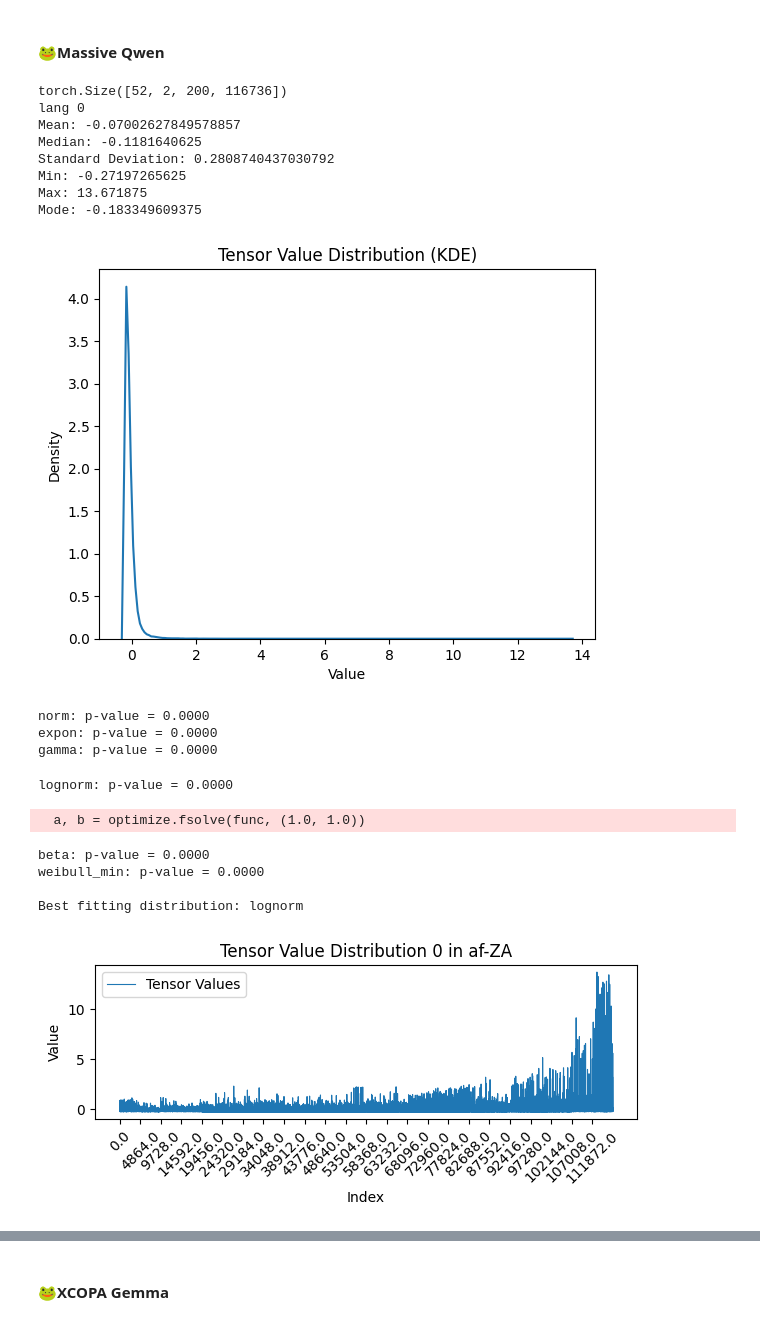
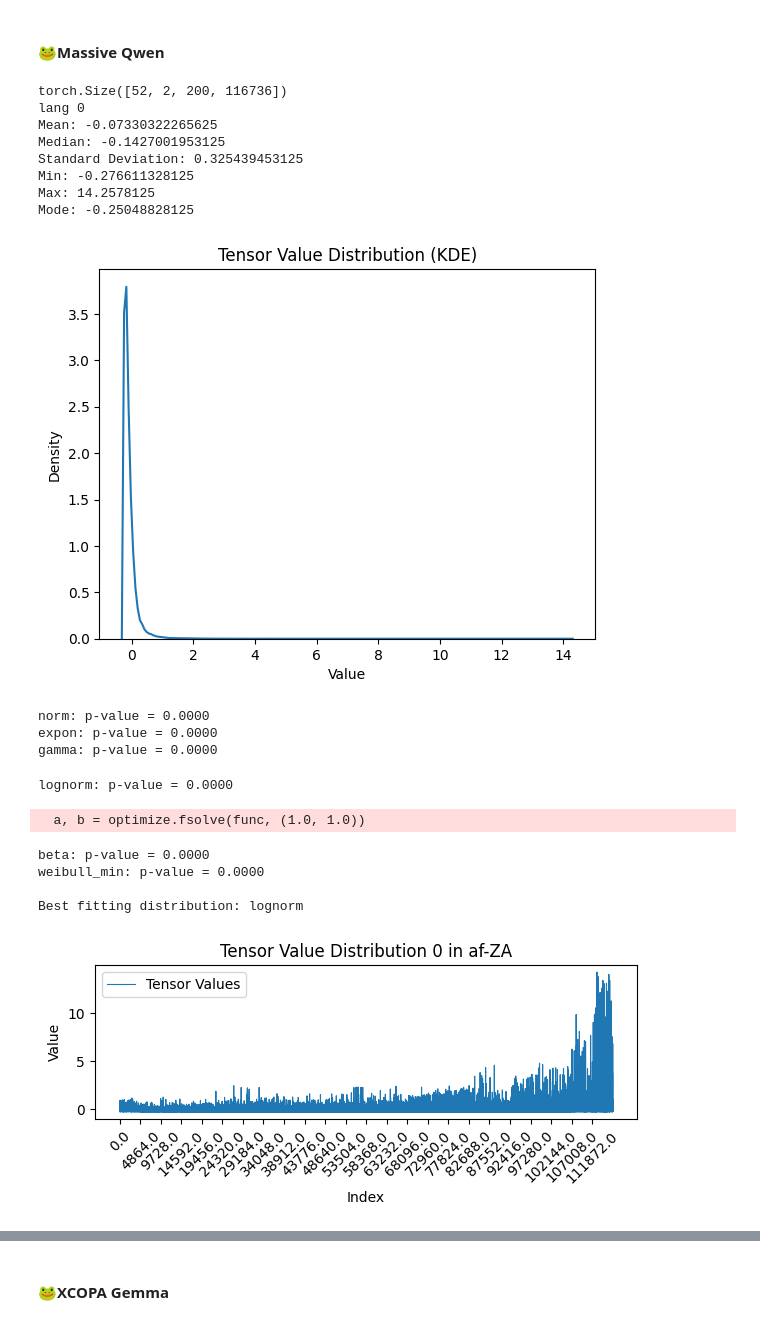
Before and after one commit to tauimbz/lang-task-neuron, a Jupyter notebook: neuron-language-pair.ipynb, the cells around one changed output, grey strips where cells are left out. Cells and saved outputs as stored; diff of their text form; code cells hidden in the pictures.

```diff
--- a/neuron-language-pair.ipynb
+++ b/neuron-language-pair.ipynb
@@ -1070,4 +496,0 @@ This option directly relates to money and suggests that the speaker is discussin
-# %%
-# ini 500 row per language CUDA out of memory cuman muat 28
-full_languages_raw_values = torch.stack(all_languages, dim=0).cpu()
-full_languages_raw_values.shape
@@ -1271,22 +682,22 @@ xcopa_lang_dict = get_language_dict("xcopa")
 # %% [markdown]
 #### 🐸Massive Qwen
 # %%
-full_languages_raw_values = torch.load("raw_qwen05_predict_massive200.pt")
+full_languages_raw_values = torch.load("/kaggle/input/raw-qwen05-predict-200/raw_qwen05_predict_massive200_selected_v.pt", weights_only=False)
 print(full_languages_raw_values.shape)
 a_lang = 0
 print(f"lang 0")
 visualize_stats(full_languages_raw_values, a_lang, a_row=0)
 compare_hist(full_languages_raw_values, num_layer=24, lang1=0, row1=0, lang2=19, row2=199, lang_dict=massive_lang_dict)
 # %% [output]
 torch.Size([52, 2, 200, 116736])
 lang 0
-Mean: -0.07002627849578857
-Median: -0.1181640625
-Standard Deviation: 0.2808740437030792
-Min: -0.27197265625
-Max: 13.671875
-Mode: -0.183349609375
+Mean: -0.07330322265625
+Median: -0.1427001953125
+Standard Deviation: 0.325439453125
+Min: -0.276611328125
+Max: 14.2578125
+Mode: -0.25048828125
-[figure, old version]
+[figure, new version]
 norm: p-value = 0.0000
 expon: p-value = 0.0000
 gamma: p-value = 0.0000
@@ -1296,5 +707,5 @@ beta: p-value = 0.0000
 weibull_min: p-value = 0.0000
 
 Best fitting distribution: lognorm
-[figure, old version]
+[figure, new version]
 topk 0 in af-ZA: torch.return_types.topk(
```
Also changed, not shown: parts of 119 cells of this notebook.
